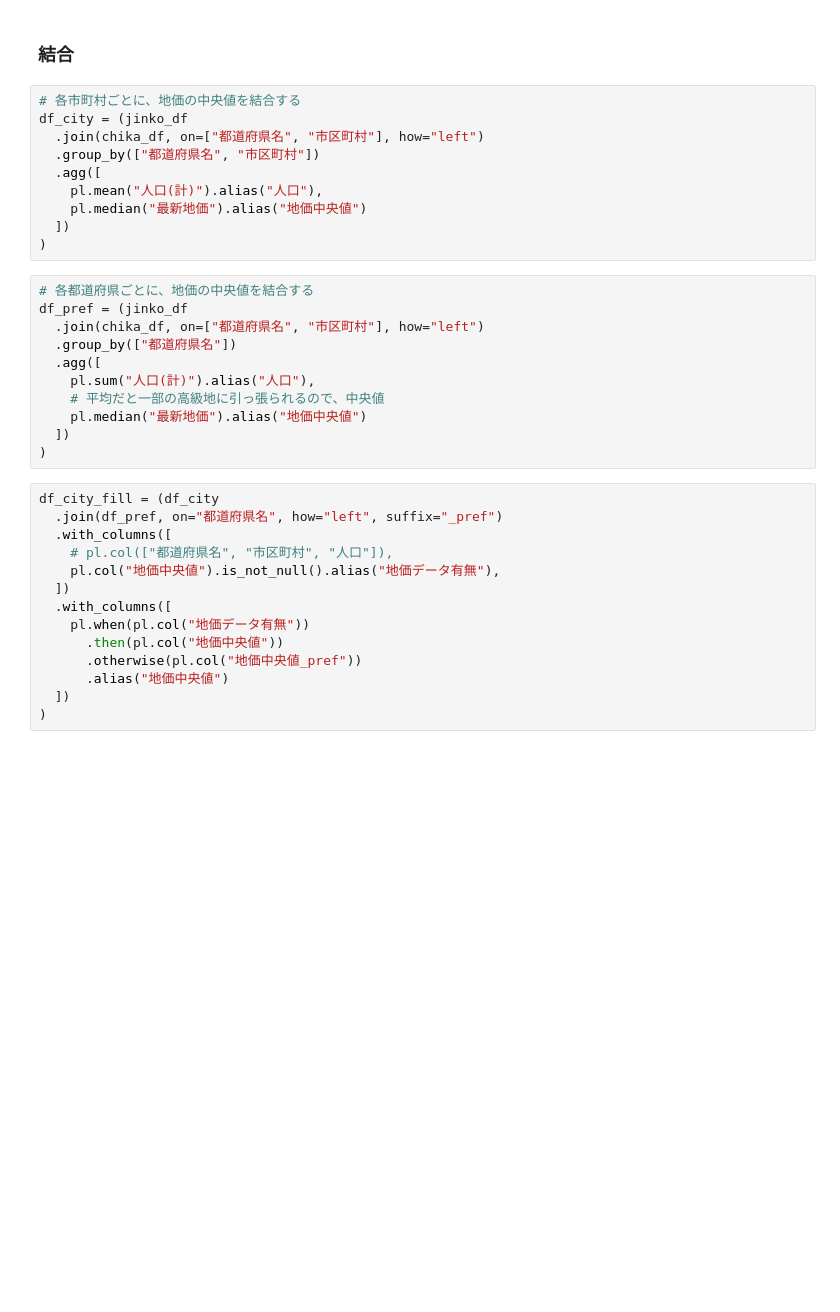
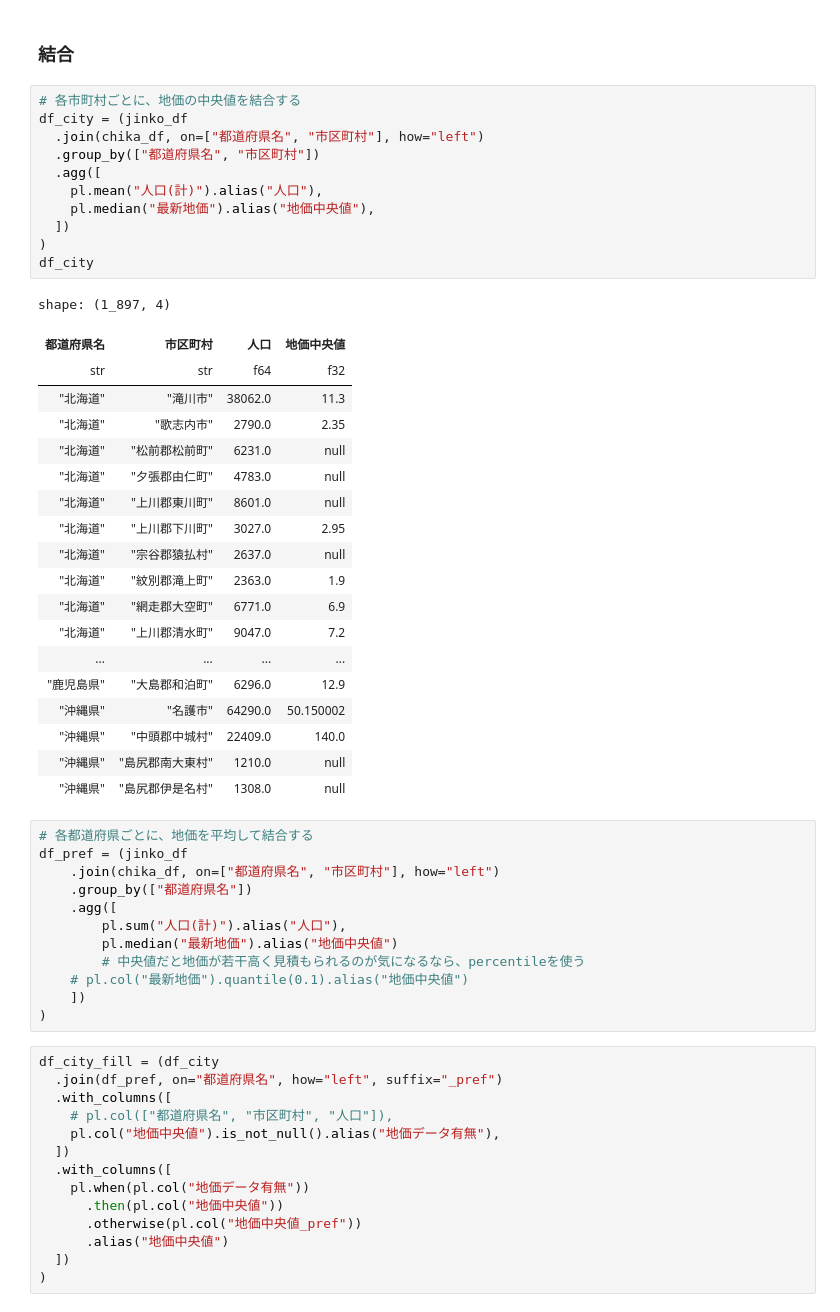
Before and after one commit to arika0093/polars-opendata-convert-test, a Jupyter notebook: test.ipynb, the cells around one changed output. Drawn from its saved outputs; the diff is of its cells as text; blank space fills up the shorter version.

```diff
--- a/test.ipynb
+++ b/test.ipynb
@@ -115,23 +115,45 @@ chika_df.write_csv("export/chika.csv")
 # %%
 # 各市町村ごとに、地価の中央値を結合する
 df_city = (jinko_df
   .join(chika_df, on=["都道府県名", "市区町村"], how="left")
   .group_by(["都道府県名", "市区町村"])
   .agg([
     pl.mean("人口(計)").alias("人口"),
-    pl.median("最新地価").alias("地価中央値")
+    pl.median("最新地価").alias("地価中央値"),
   ])
 )
+df_city
+# %% [output]
+shape: (1_897, 4)
+| 都道府県名 | 市区町村 | 人口 | 地価中央値 |
+| str | str | f64 | f32 |
+| "北海道" | "滝川市" | 38062.0 | 11.3 |
+| "北海道" | "歌志内市" | 2790.0 | 2.35 |
+| "北海道" | "松前郡松前町" | 6231.0 | null |
+| "北海道" | "夕張郡由仁町" | 4783.0 | null |
+| "北海道" | "上川郡東川町" | 8601.0 | null |
+| "北海道" | "上川郡下川町" | 3027.0 | 2.95 |
+| "北海道" | "宗谷郡猿払村" | 2637.0 | null |
+| "北海道" | "紋別郡滝上町" | 2363.0 | 1.9 |
+| "北海道" | "網走郡大空町" | 6771.0 | 6.9 |
+| "北海道" | "上川郡清水町" | 9047.0 | 7.2 |
+| ... | ... | ... | ... |
+| "鹿児島県" | "大島郡和泊町" | 6296.0 | 12.9 |
+| "沖縄県" | "名護市" | 64290.0 | 50.150002 |
+| "沖縄県" | "中頭郡中城村" | 22409.0 | 140.0 |
+| "沖縄県" | "島尻郡南大東村" | 1210.0 | null |
+| "沖縄県" | "島尻郡伊是名村" | 1308.0 | null |
 # %%
-# 各都道府県ごとに、地価の中央値を結合する
+# 各都道府県ごとに、地価を平均して結合する
 df_pref = (jinko_df
-  .join(chika_df, on=["都道府県名", "市区町村"], how="left")
-  .group_by(["都道府県名"])
-  .agg([
-    pl.sum("人口(計)").alias("人口"),
-    # 平均だと一部の高級地に引っ張られるので、中央値
-    pl.median("最新地価").alias("地価中央値")
-  ])
+	.join(chika_df, on=["都道府県名", "市区町村"], how="left")
+	.group_by(["都道府県名"])
+	.agg([
+		pl.sum("人口(計)").alias("人口"),
+		pl.median("最新地価").alias("地価中央値")
+		# 中央値だと地価が若干高く見積もられるのが気になるなら、percentileを使う
+    # pl.col("最新地価").quantile(0.1).alias("地価中央値")
+	])
 )
 # %%
 df_city_fill = (df_city
```
Also changed, not shown: 1 other file.
